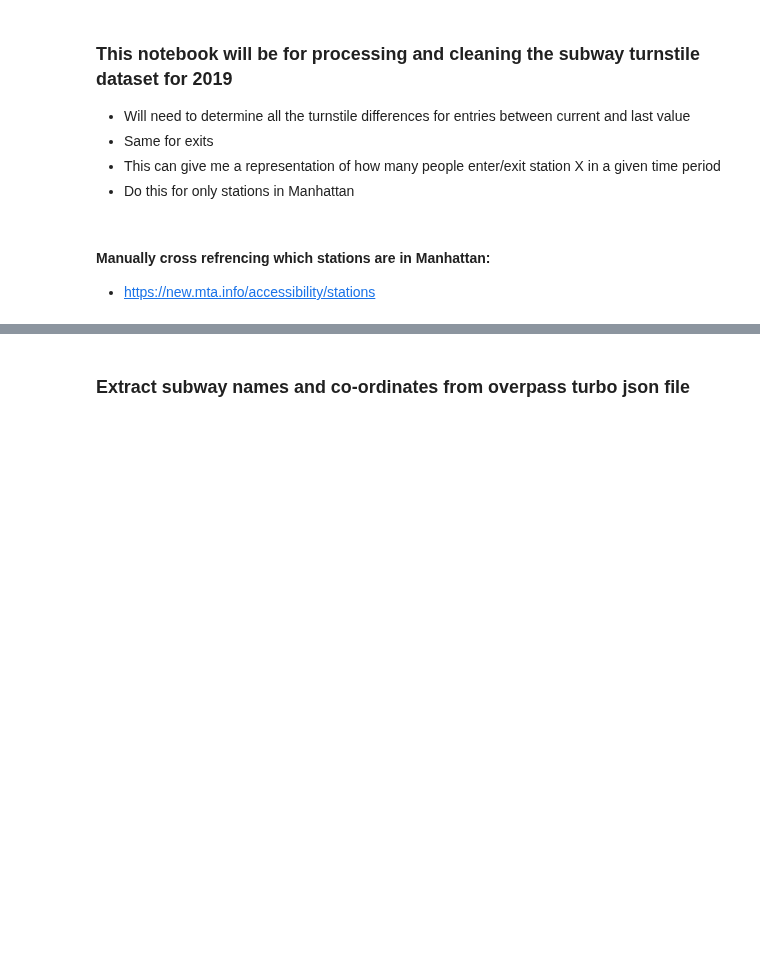
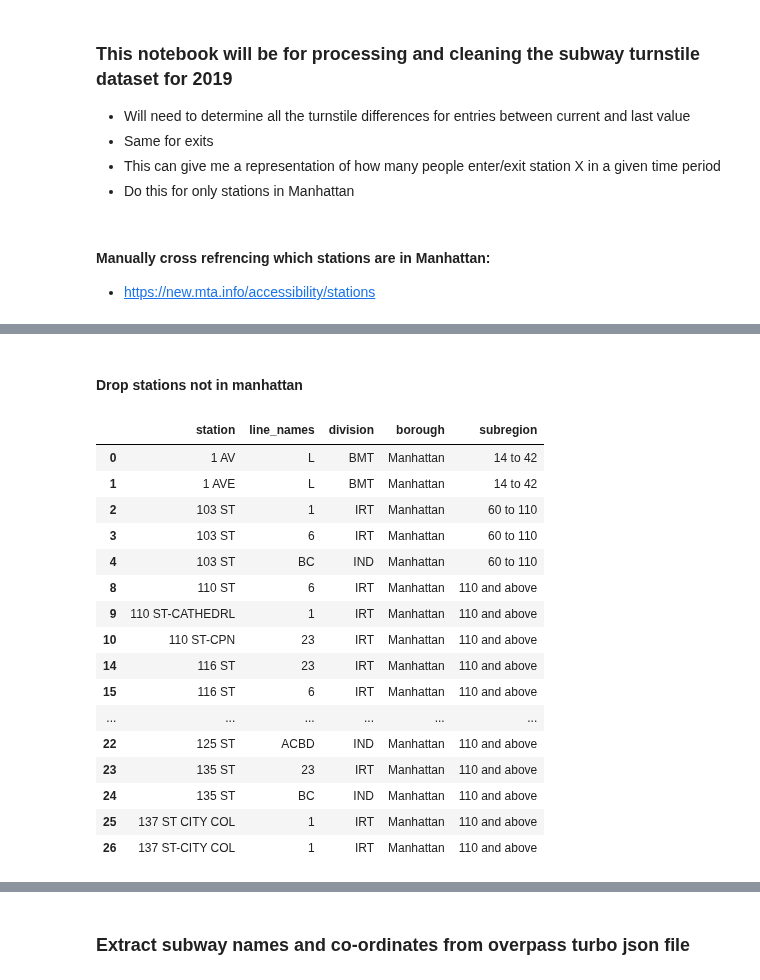
Before and after one commit to Fei117117/NYSeeNow, a Jupyter notebook: NYSeeNow-ML/SubwayData/subway.ipynb, the cells around one changed output, grey strips where cells are left out. Saved outputs shown, nothing was run; the diff lists cells and outputs as text; code cells hidden in the pictures; blank space fills up the shorter version.

```diff
--- a/NYSeeNow-ML/SubwayData/subway.ipynb
+++ b/NYSeeNow-ML/SubwayData/subway.ipynb
@@ -12,0 +40,26 @@ import pandas as pd
+# %% [markdown]
+#### Drop stations not in manhattan
+# %%
+for i in range(len(stations_link)):
+    if stations_link['borough'][i] != 'Manhattan':
+        stations_link.drop(i, inplace=True)
+
+stations_link.head(20)
+# %% [output]
+|  | station | line_names | division | borough | subregion |
+| 0 | 1 AV | L | BMT | Manhattan | 14 to 42 |
+| 1 | 1 AVE | L | BMT | Manhattan | 14 to 42 |
+| 2 | 103 ST | 1 | IRT | Manhattan | 60 to 110 |
+| 3 | 103 ST | 6 | IRT | Manhattan | 60 to 110 |
+| 4 | 103 ST | BC | IND | Manhattan | 60 to 110 |
+| 8 | 110 ST | 6 | IRT | Manhattan | 110 and above |
+| 9 | 110 ST-CATHEDRL | 1 | IRT | Manhattan | 110 and above |
+| 10 | 110 ST-CPN | 23 | IRT | Manhattan | 110 and above |
+| 14 | 116 ST | 23 | IRT | Manhattan | 110 and above |
+| 15 | 116 ST | 6 | IRT | Manhattan | 110 and above |
+| ... | ... | ... | ... | ... | ... |
+| 22 | 125 ST | ACBD | IND | Manhattan | 110 and above |
+| 23 | 135 ST | 23 | IRT | Manhattan | 110 and above |
+| 24 | 135 ST | BC | IND | Manhattan | 110 and above |
+| 25 | 137 ST CITY COL | 1 | IRT | Manhattan | 110 and above |
+| 26 | 137 ST-CITY COL | 1 | IRT | Manhattan | 110 and above |
```
Also changed, not shown: parts of 9 cells of this notebook, 2 other files.
